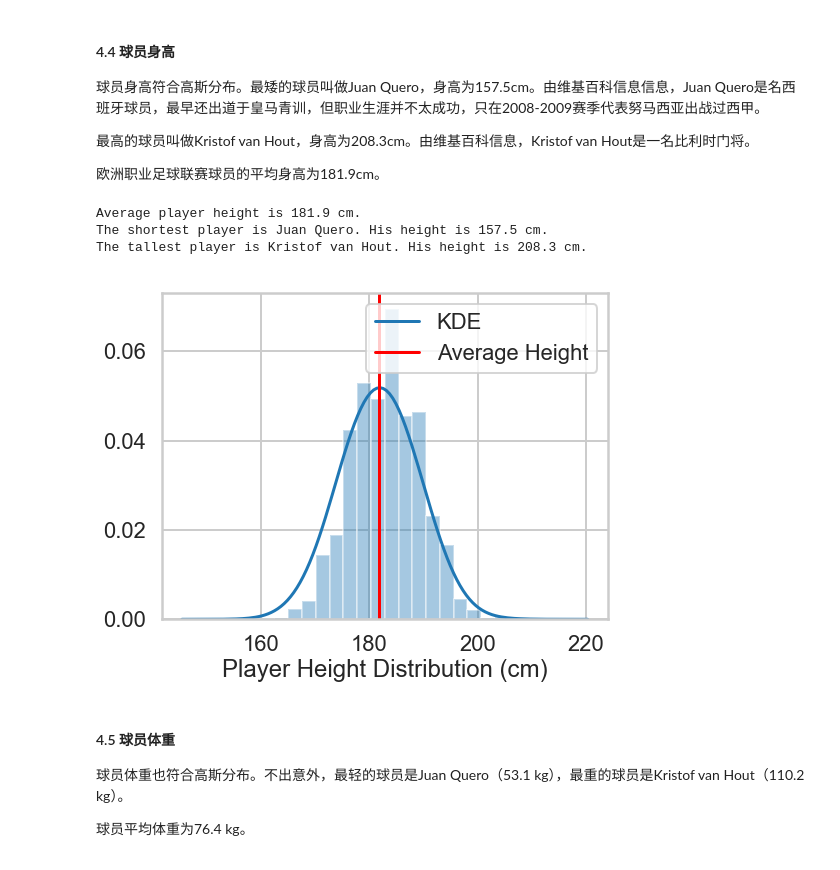
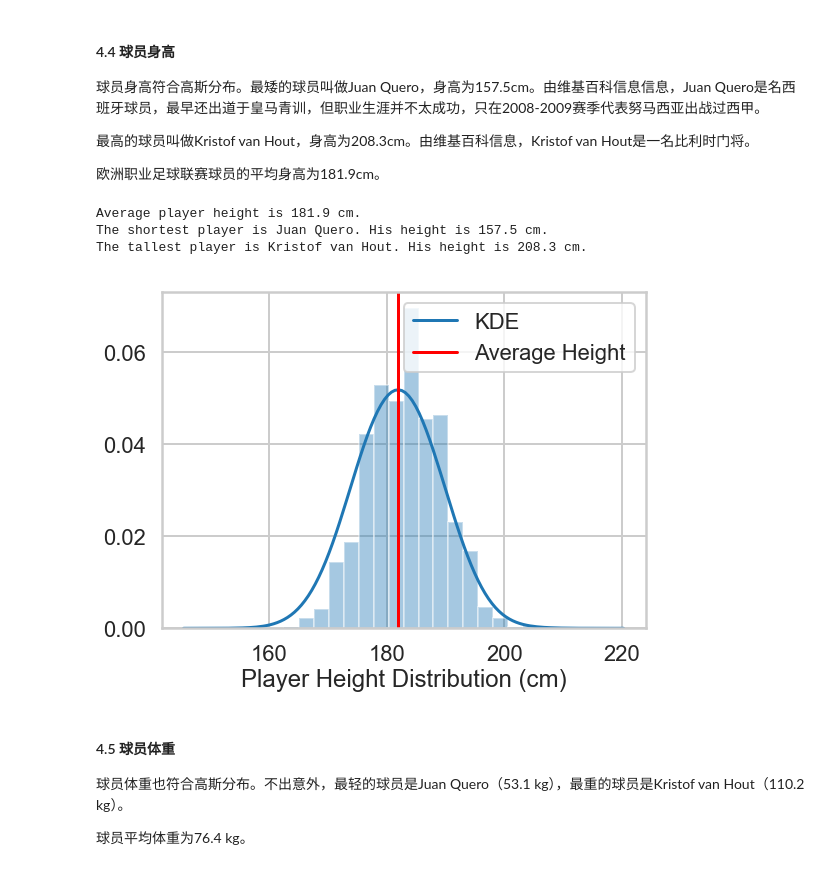
Before and after one commit to xzl524/football_data_analysis, a Jupyter notebook: projects/european_soccer_database_analysis/exploratory_data_analysis/exploratory_data_analysis_1_CN.ipynb, the cells around one changed output. Drawn from its saved outputs; the diff is of its cells as text; code cells hidden in the pictures.

```diff
--- a/projects/european_soccer_database_analysis/exploratory_data_analysis/exploratory_data_analysis_1_CN.ipynb
+++ b/projects/european_soccer_database_analysis/exploratory_data_analysis/exploratory_data_analysis_1_CN.ipynb
@@ -441,21 +441,24 @@ ax.set_title('Born in Each Month of the Year'.format(top_num))
 # %%
 plt.figure(figsize=(8,6))
 sns.distplot(player['height'],bins=20,kde=True,
             kde_kws={"bw": 4, "label": "KDE"})
 plt.axvline(player['height'].mean(), 0, 1, color='r', label='Average Height')
 plt.xlabel('Player Height Distribution (cm)')
 plt.legend()
 
 print('Average player height is {:.1f} cm.'.format(player['height'].mean()))
 print('The shortest player is {}. His height is {:.1f} cm.'.format(player[player.height==np.min(player.height)].player_name.values[0],
                                                                np.min(player.height)))
 print('The tallest player is {}. His height is {:.1f} cm.'.format(player[player.height==np.max(player.height)].player_name.values[0],
                                                               np.max(player.height)))
+
+plt.tight_layout()
+#plt.savefig('height',dpi=400)
 # %% [output]
 Average player height is 181.9 cm.
 The shortest player is Juan Quero. His height is 157.5 cm.
 The tallest player is Kristof van Hout. His height is 208.3 cm.
-[figure, old version]
+[figure, new version]
 # %% [markdown]
 #### 4.5 球员体重
 
```
Also changed, not shown: parts of 4 cells of this notebook.
